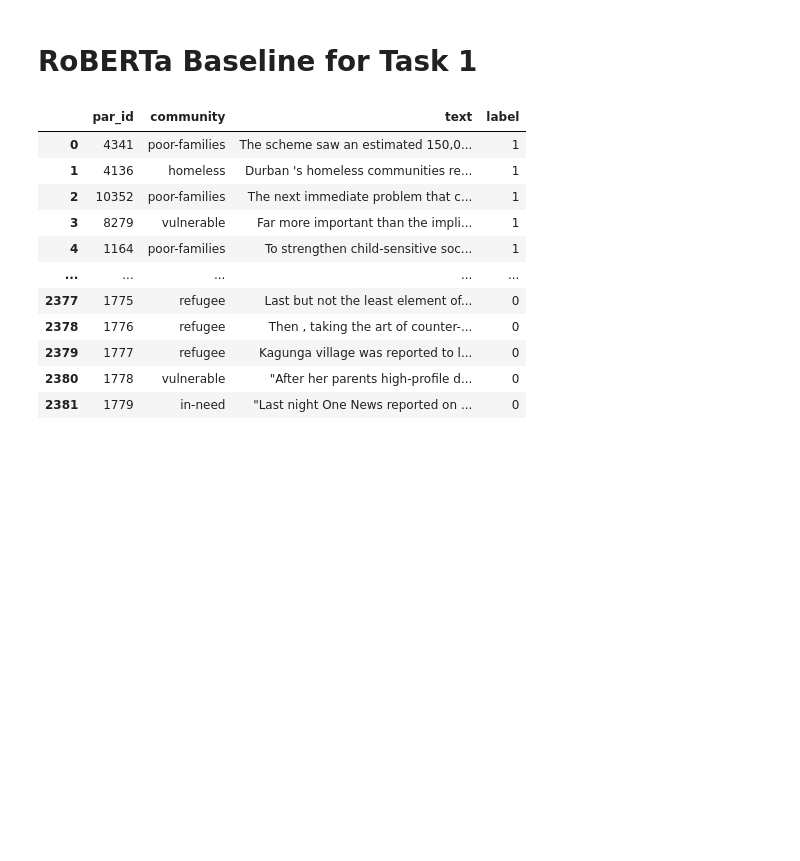
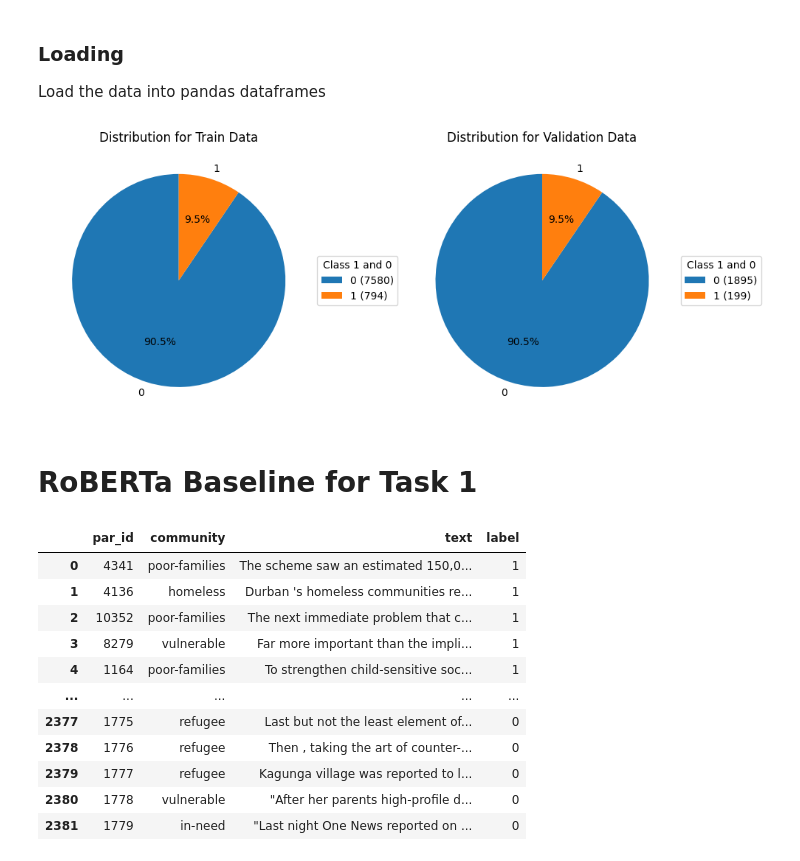
Before and after one commit to avzh1/nlp_bert_classifier, a Jupyter notebook: src/baseline/Reconstruct_and_RoBERTa_baseline_train_dev_dataset.ipynb, the cells around one changed output. Cells and saved outputs as stored; diff of their text form; code cells hidden in the pictures; blank space fills up the shorter version.

```diff
--- a/src/baseline/Reconstruct_and_RoBERTa_baseline_train_dev_dataset.ipynb
+++ b/src/baseline/Reconstruct_and_RoBERTa_baseline_train_dev_dataset.ipynb
@@ -232,3 +226,47 @@ tedf1 = tedf1.sample(frac=1).reset_index(drop=True)
+# %% [markdown]
+### Loading
+
+Load the data into pandas dataframes
+# %%
+# Import Data
+train_data_path = f'{data_path}/dontpatronizeme_pcl.tsv'
+test_data_path  = f'{data_path}/task4_test.tsv'
+
+train_data = pd.read_csv(train_data_path, delimiter='\t', skiprows=4, header=None, names=['par_id','art_id','keyword','country_code', 'text','label'])
+test_data  = pd.read_csv(test_data_path,  delimiter='\t', skiprows=4, header=None, names=['par_id','art_id','keyword','country_code', 'text'])
+
+train_data = train_data.drop(['art_id'], axis=1)
+test_data = test_data.drop(['art_id'], axis=1)
+# %%
+# Concatenate label information to train data
+dev_label_path   = f'{data_path}/dev_semeval_parids-labels.csv'
+train_label_path = f'{data_path}/train_semeval_parids-labels.csv'
+
+dev_label   = pd.read_csv(dev_label_path, delimiter=',')
+train_label = pd.read_csv(train_label_path, delimiter=',')
+
+detailed_labels = pd.concat([dev_label, train_label], ignore_index=True, join='inner', names=['simple', 'detailed'])
+train_data = pd.merge(train_data, detailed_labels, on='par_id')
+train_data = train_data.rename(columns={'label_x': 'binary_label', 'label_y': 'label_detailed'})
+
+# give them a shuffle
+train_data = train_data.sample(frac=1).reset_index(drop=True)
+test_data = test_data.sample(frac=1).reset_index(drop=True)
+# %%
+# Add Binary Classification column for ease of checking
+train_data.loc[:, 'labels'] = 0
+train_data.loc[train_data['binary_label'].isin([2,3,4]), 'labels'] = 1
+# %%
+train_data = train_data.dropna(subset = 'text')
+test_data = test_data.dropna(subset = 'text')
+
+test_data['labels'] = -1 # for compatibility with the dataloader, set a dummy label variable
+# %%
+X_train, X_val, y_train, y_val = generate_data_splits(train_data)
+
+pie_data_distributions([y_train, y_val], ['Train Data', 'Validation Data'])
+# %% [output]
+[figure, added]
 # %% [markdown]
 # RoBERTa Baseline for Task 1
 # %%
```
Also changed, not shown: parts of 57 cells of this notebook, 6 other files.
